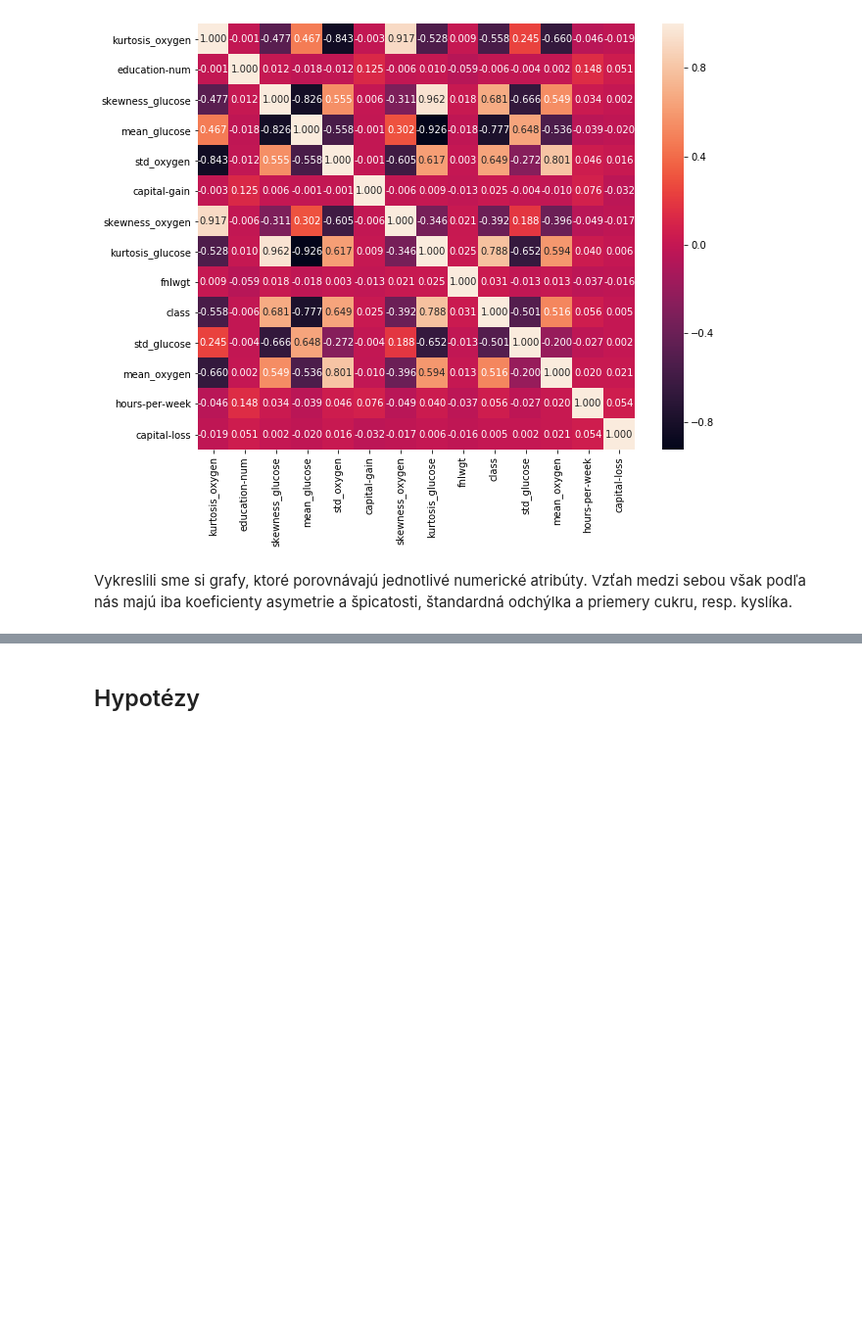
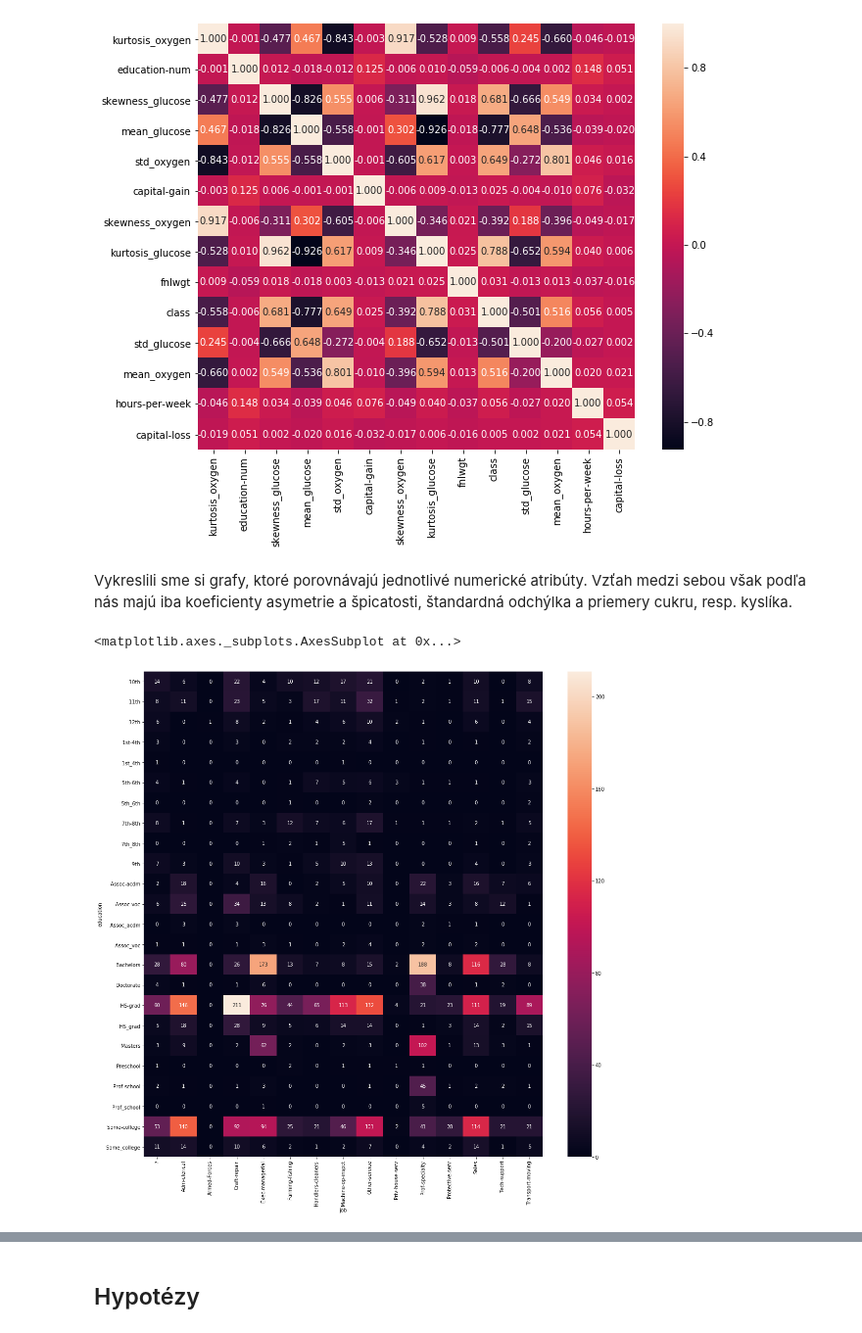
Before and after one commit to xheban/IAU-projekt, a Jupyter notebook: Projekt.ipynb, the cells around one changed output, grey strips where cells are left out. Shown at 98% size. Drawn from its saved outputs; the diff is of its cells as text; code cells hidden in the pictures; blank space fills up the shorter version.

```diff
--- a/Projekt.ipynb
+++ b/Projekt.ipynb
@@ -712,3 +712,10 @@ sb.heatmap(other_train.corr(), ax=ax, annot=True, fmt=".3f")
 [figure]
 # %% [markdown]
 Vykreslili sme si grafy, ktoré porovnávajú jednotlivé numerické atribúty. Vzťah medzi sebou však podľa nás majú iba koeficienty asymetrie a špicatosti, štandardná odchýlka a priemery cukru, resp. kyslíka.
+# %%
+plt.subplots(figsize=(18,18))
+job_education = pd.crosstab(index=other_train['education'],columns=other_train['job'])
+sb.heatmap(job_education,annot=True, fmt='d')
+# %% [output]
+<matplotlib.axes._subplots.AxesSubplot at 0x...>
+[figure, added]
```
Also changed, not shown: parts of 26 cells of this notebook.
